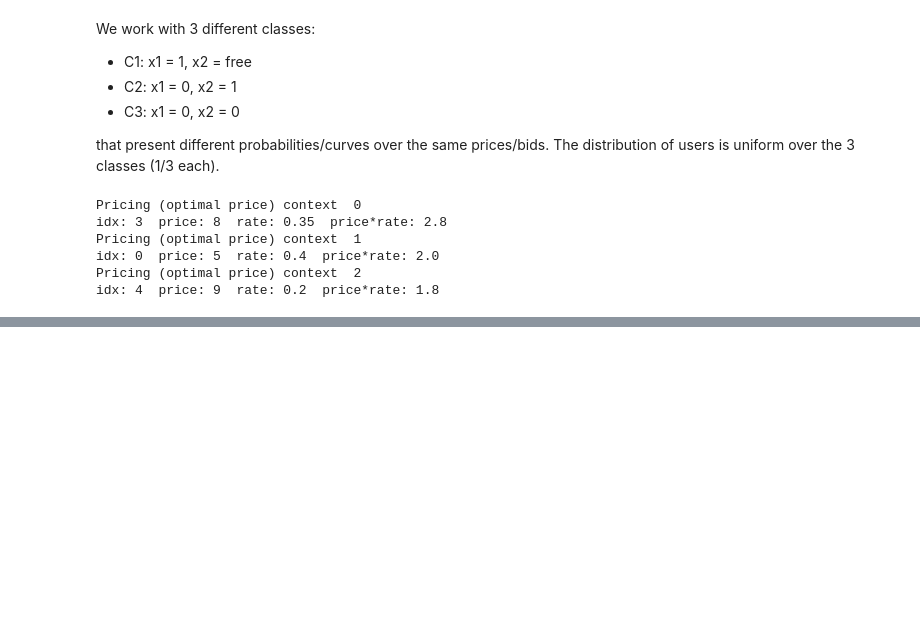
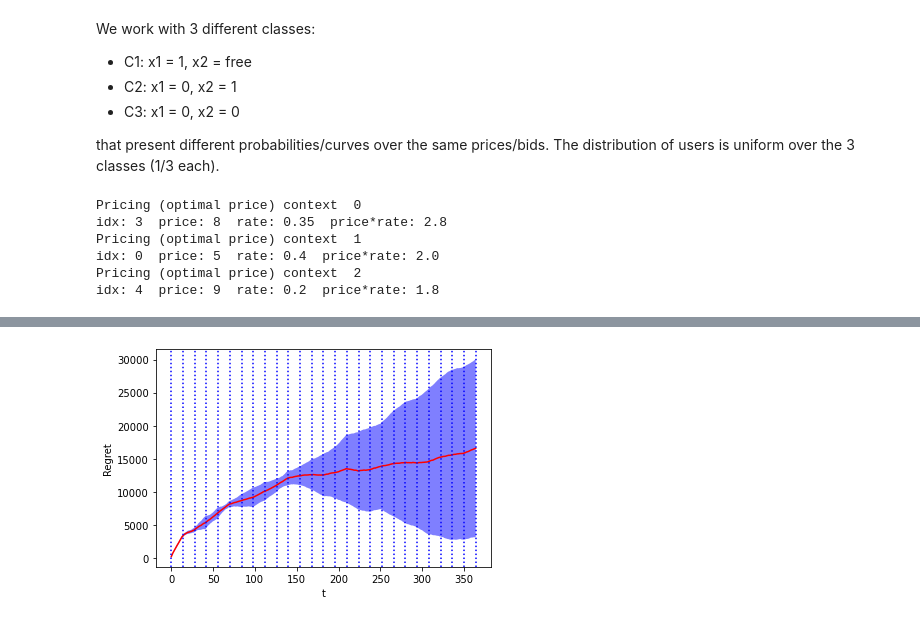
Before and after one commit to ebjaime/OLA-project, a Jupyter notebook: Step4/Alex/part_4_2.ipynb, the cells around one changed output, grey strips where cells are left out. Cells and saved outputs as stored; diff of their text form; code cells hidden in the pictures; blank space fills up the shorter version.

```diff
--- a/Step4/Alex/part_4_2.ipynb
+++ b/Step4/Alex/part_4_2.ipynb
@@ -804,0 +846,24 @@ plt.show()
+# %%
+# optimum value computed as the sum of the optimal values for the 3 classes of users
+opt = np.sum([opt_rate[i]*prices[np.argmax(p[i]*prices)]*clicks(opt_bid[i], params_clicks[i]) - costs(opt_bid[i], params_costs[i]) for i in range(3)])
+
+detections = list(range(0,T,14))
+# plot the results
+plt.figure(0)
+plt.ylabel("Regret")
+plt.xlabel("t")
+plt.plot(np.cumsum(np.mean(opt - rewards_for_experiments, axis = 0)), 'r-')
+for i in detections:
+  plt.axvline(i,c='b',linestyle=':')
+
+time = range(0, T)
+ucb_std = np.std(np.cumsum(opt - rewards_for_experiments, axis=1), axis=0)
+ucb_metric = np.mean(np.cumsum(opt - rewards_for_experiments, axis=1), axis=0)
+plt.fill(np.concatenate([time, time[::-1]]),
+         np.concatenate([ucb_metric - ucb_std, (ucb_metric+ ucb_std)[::-1]]),
+         alpha=.5, fc='b', ec=None, label='standard deviation')
+
+
+plt.show()
+# %% [output]
+[figure, added]
```
Also changed, not shown: parts of 8 cells of this notebook.
